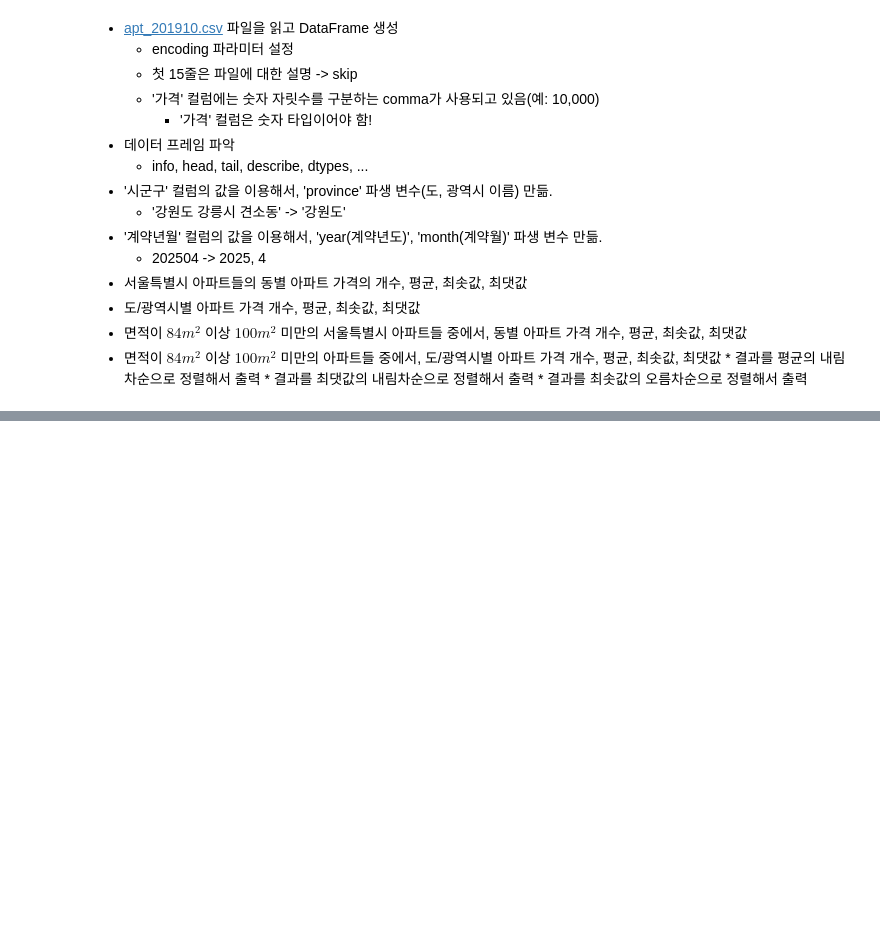
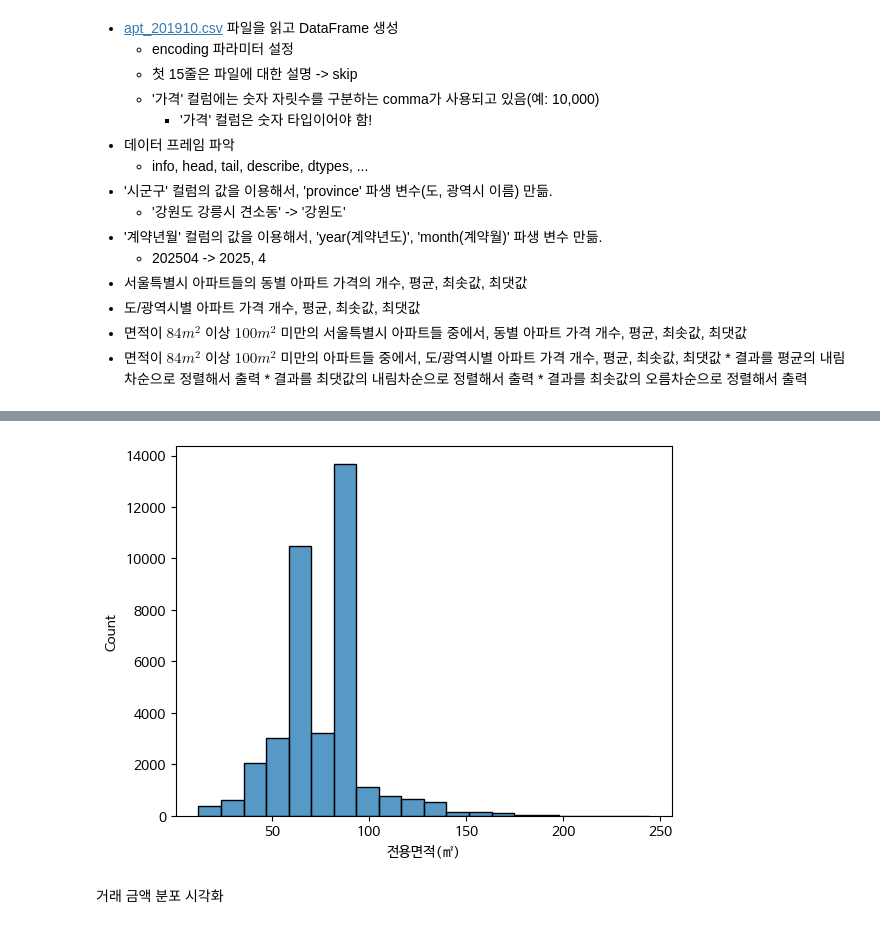
Before and after one commit to JakeOh/202504_itwill_oracle88, a Jupyter notebook: python24.ipynb, the cells around one changed output, grey strips where cells are left out. Cells and saved outputs as stored; diff of their text form; code cells hidden in the pictures; blank space fills up the shorter version.

```diff
--- a/python24.ipynb
+++ b/python24.ipynb
@@ -73,0 +153,7 @@ plt.show()
+# %%
+sns.histplot(data=apt, x='전용면적(㎡)', bins=20)
+plt.show()
+# %% [output]
+[figure, added]
+# %% [markdown]
+거래 금액 분포 시각화
```
Also changed, not shown: parts of 17 cells of this notebook.
